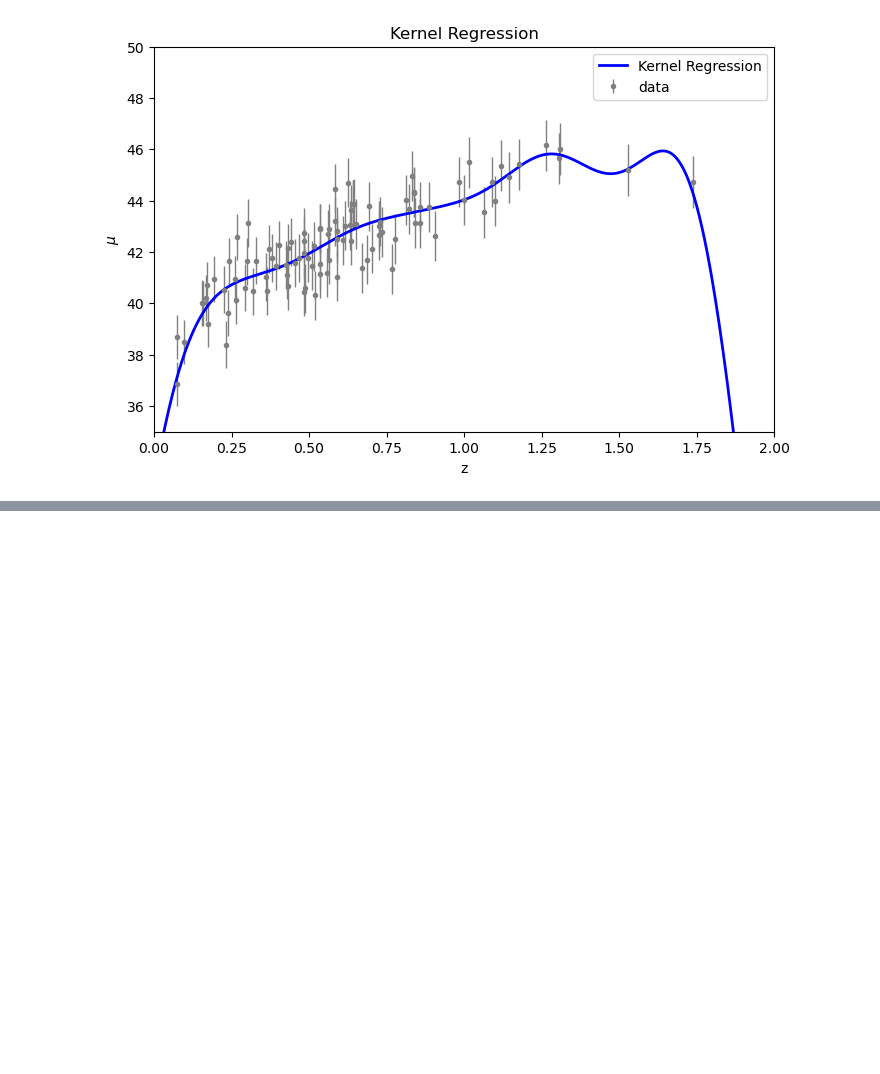
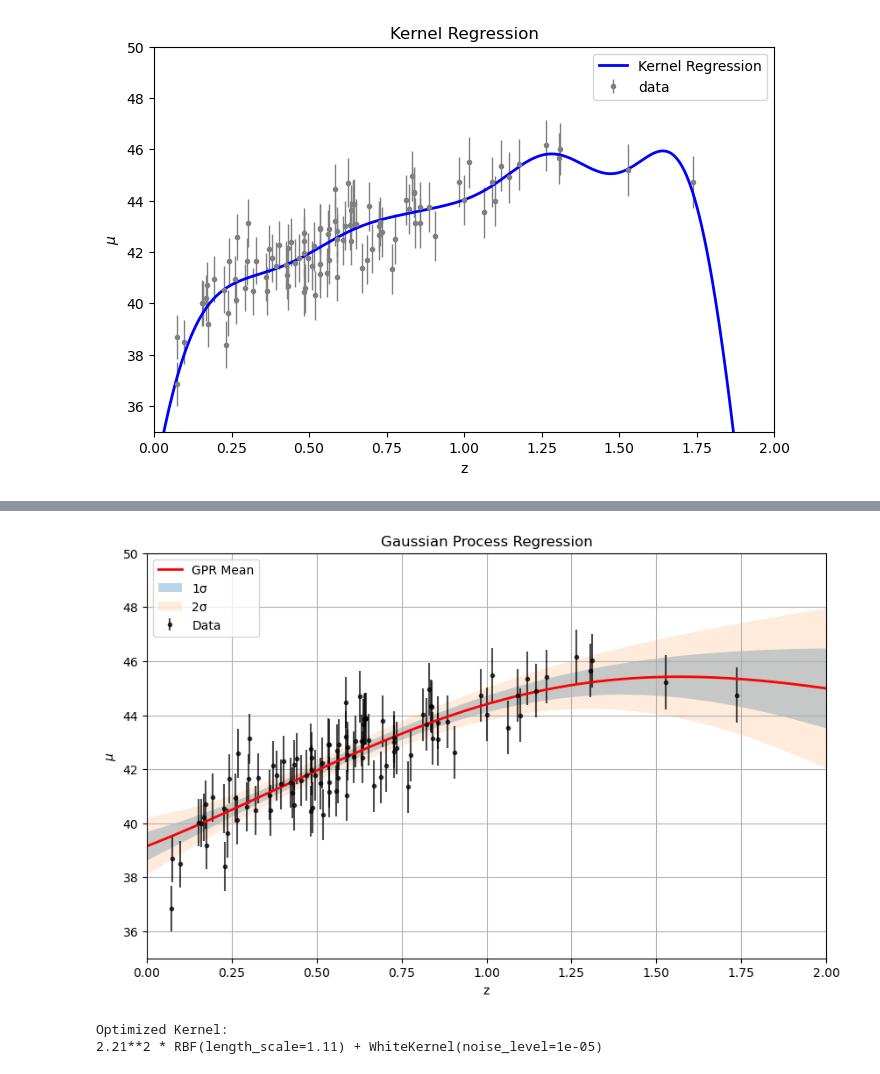
Before and after one commit to mgili01/astrostatistics_bicocca_2026, a Jupyter notebook: working/12_SN_distances_redshifts.ipynb, the cells around one changed output, grey strips where cells are left out. Saved outputs shown, nothing was run; the diff lists cells and outputs as text; code cells hidden in the pictures; blank space fills up the shorter version.

```diff
--- a/working/12_SN_distances_redshifts.ipynb
+++ b/working/12_SN_distances_redshifts.ipynb
@@ -210,0 +228,10 @@ plt.show()
+# %%
+gpr = GaussianProcessRegressor(
+    kernel=kernel,
+    alpha=dmu**2,
+    n_restarts_optimizer=10,
+    normalize_y=True,
+    random_state=42
+)
+# %%
+gpr.fit(X, y)
@@ -210,0 +253,66 @@ plt.show()
+# %%
+z_fit = np.linspace(0, 2, 500)
+X_fit = z_fit.reshape(-1, 1)
+
+mu_pred, sigma = gpr.predict(
+    X_fit,
+    return_std=True
+)
+# %%
+plt.figure(figsize=(10, 6))
+
+# Data
+plt.errorbar(
+    z_sample,
+    mu_sample,
+    dmu,
+    fmt='.',
+    color='black',
+    alpha=0.7,
+    label='Data'
+)
+
+# Mean prediction
+plt.plot(
+    z_fit,
+    mu_pred,
+    color='red',
+    lw=2,
+    label='GPR Mean'
+)
+
+# 1-sigma contour
+plt.fill_between(
+    z_fit,
+    mu_pred - sigma,
+    mu_pred + sigma,
+    alpha=0.3,
+    label='1σ'
+)
+
+# 2-sigma contour
+plt.fill_between(
+    z_fit,
+    mu_pred - 2*sigma,
+    mu_pred + 2*sigma,
+    alpha=0.15,
+    label='2σ'
+)
+
+plt.xlabel('z')
+plt.ylabel(r'$\mu$')
+plt.title('Gaussian Process Regression')
+plt.xlim(0, 2)
+plt.ylim(35, 50)
+plt.legend()
+plt.grid(True)
+
+plt.show()
+# %% [output]
+[figure, added]
+# %%
+print("Optimized Kernel:")
+print(gpr.kernel_)
+# %% [output]
+Optimized Kernel:
+2.21**2 * RBF(length_scale=1.11) + WhiteKernel(noise_level=1e-05)
```
Also changed, not shown: parts of 34 cells of this notebook.
